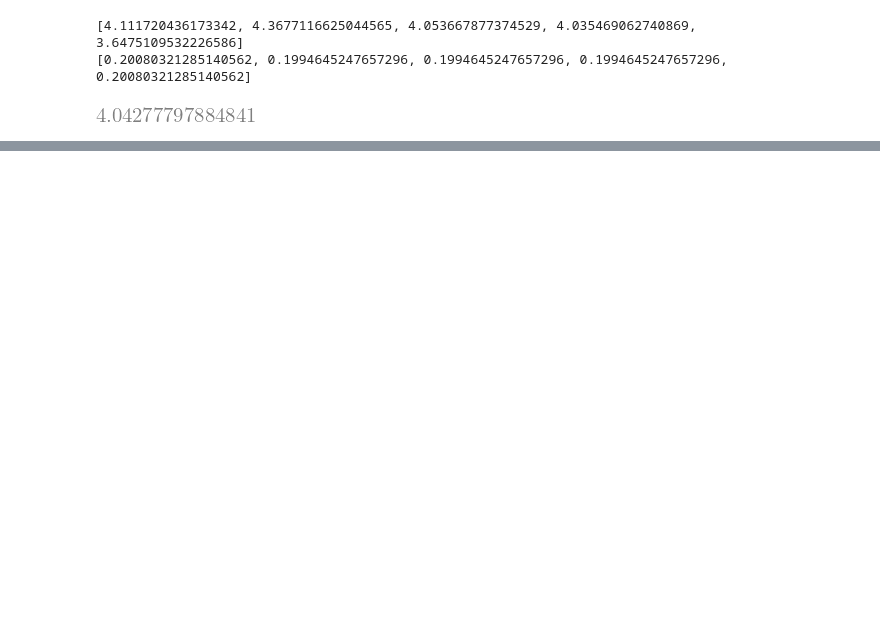
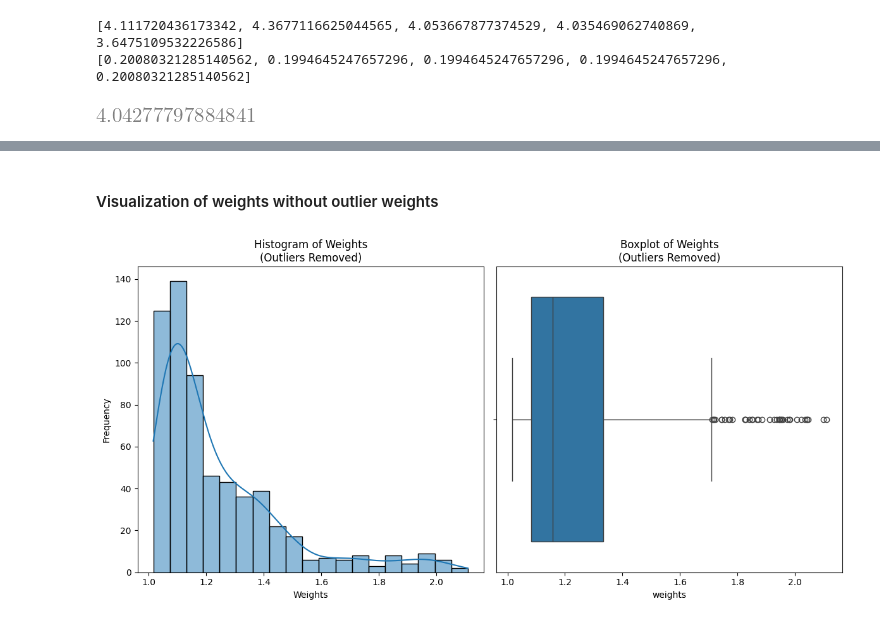
Before and after one commit to S-acharya57/Learning-Causal-Inference, a Jupyter notebook: matching/PS-Stratification_and_Weighting.ipynb, the cells around one changed output, grey strips where cells are left out. Drawn from its saved outputs; the diff is of its cells as text; code cells hidden in the pictures; blank space fills up the shorter version.

```diff
--- a/matching/PS-Stratification_and_Weighting.ipynb
+++ b/matching/PS-Stratification_and_Weighting.ipynb
@@ -141,0 +277,29 @@ effect_stratification
+# %% [markdown]
+#### Visualization of weights without outlier weights
+# %%
+# visualizing with handling of outliers weights
+Q1 = weighted_data['weights'].quantile(0.25)
+Q3 = weighted_data['weights'].quantile(0.75)
+IQR = Q3 - Q1
+lower_bound = Q1 - 1.5 * IQR
+upper_bound = Q3 + 1.5 * IQR
+
+# Filter outliers
+df_filtered = weighted_data[(weighted_data['weights'] >= lower_bound) & (weighted_data['weights'] <= upper_bound)]
+
+plt.figure(figsize=(12, 6))
+
+plt.subplot(1, 2, 1)
+sns.histplot(df_filtered['weights'], kde=True)
+plt.title('Histogram of Weights\n(Outliers Removed)')
+plt.xlabel('Weights')
+plt.ylabel('Frequency')
+
+plt.subplot(1, 2, 2)
+sns.boxplot(x=df_filtered['weights'])
+plt.title('Boxplot of Weights\n(Outliers Removed)')
+
+plt.tight_layout()
+plt.show()
+# %% [output]
+[figure, added]
```
Also changed, not shown: parts of 19 cells of this notebook.
